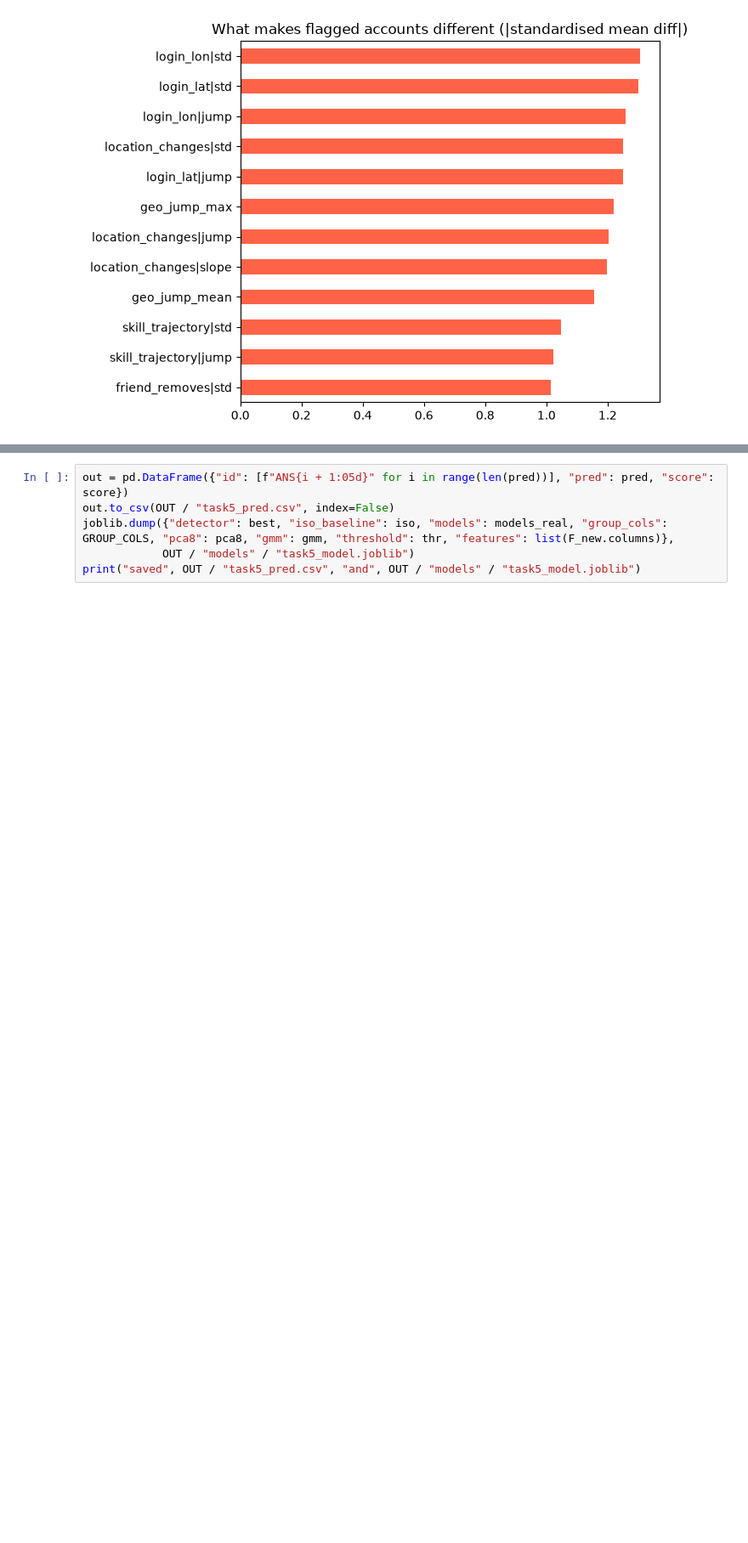
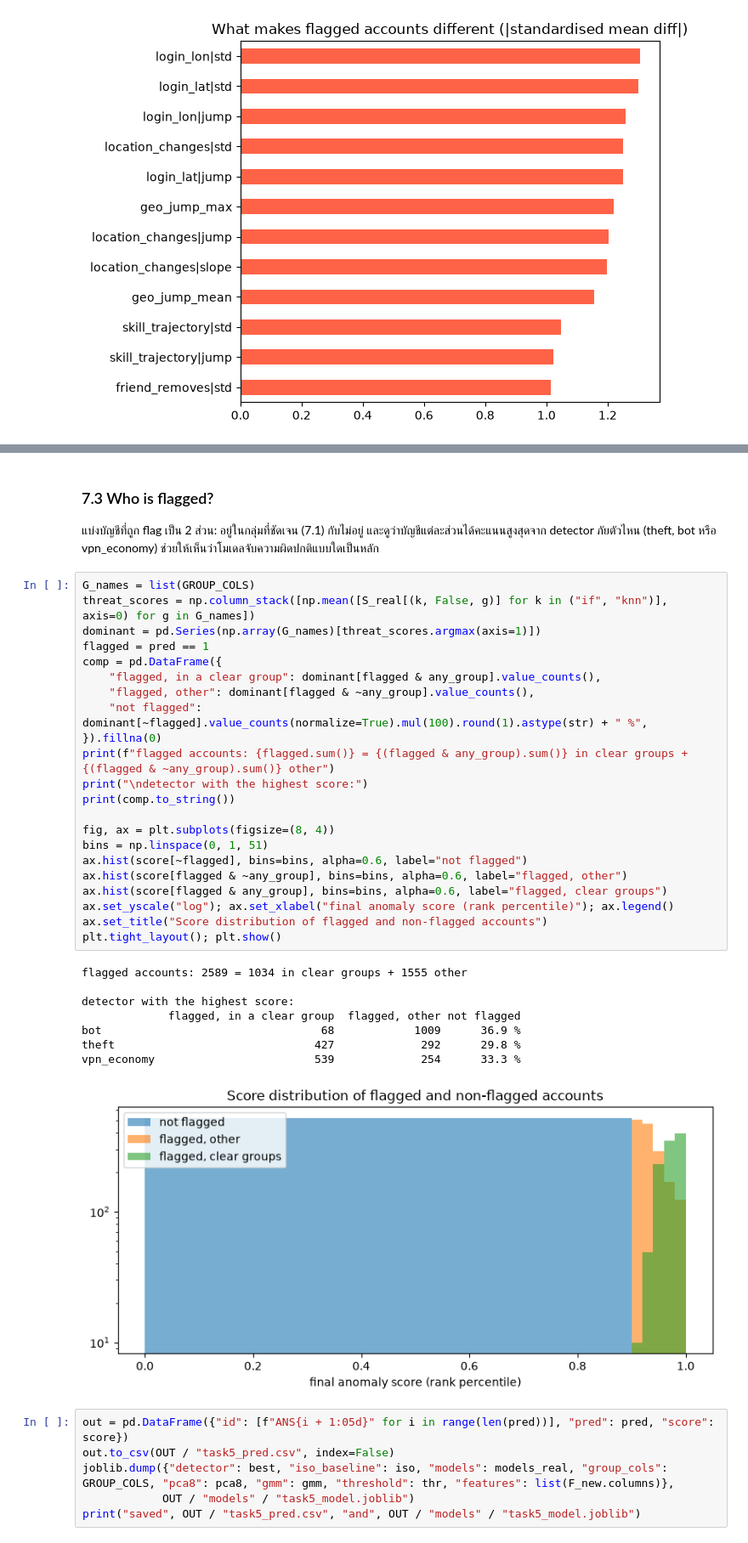
Before and after one commit to supxrpoxm/CPE342-Hackathon, a Jupyter notebook: task5/task5.ipynb, the cells around one changed output, grey strips where cells are left out. Shown at 85% size. Saved outputs shown, nothing was run; the diff lists cells and outputs as text; blank space fills up the shorter version.

```diff
--- a/task5/task5.ipynb
+++ b/task5/task5.ipynb
@@ -536,3 +661,38 @@ overlap with the old baseline flags (Jaccard): 0.386
+# %% [markdown]
+### 7.3 Who is flagged?
+
+แบ่งบัญชีที่ถูก flag เป็น 2 ส่วน: อยู่ในกลุ่มที่ชัดเจน (7.1) กับไม่อยู่ และดูว่าบัญชีแต่ละส่วนได้คะแนนสูงสุดจาก detector ภัยตัวไหน (theft, bot หรือ vpn_economy) ช่วยให้เห็นว่าโมเดลจับความผิดปกติแบบใดเป็นหลัก
+# %%
+G_names = list(GROUP_COLS)
+threat_scores = np.column_stack([np.mean([S_real[(k, False, g)] for k in ("if", "knn")], axis=0) for g in G_names])
+dominant = pd.Series(np.array(G_names)[threat_scores.argmax(axis=1)])
+flagged = pred == 1
+comp = pd.DataFrame({
+    "flagged, in a clear group": dominant[flagged & any_group].value_counts(),
+    "flagged, other": dominant[flagged & ~any_group].value_counts(),
+    "not flagged": dominant[~flagged].value_counts(normalize=True).mul(100).round(1).astype(str) + " %",
+}).fillna(0)
+print(f"flagged accounts: {flagged.sum()} = {(flagged & any_group).sum()} in clear groups + {(flagged & ~any_group).sum()} other")
+print("\ndetector with the highest score:")
+print(comp.to_string())
+
+fig, ax = plt.subplots(figsize=(8, 4))
+bins = np.linspace(0, 1, 51)
+ax.hist(score[~flagged], bins=bins, alpha=0.6, label="not flagged")
+ax.hist(score[flagged & ~any_group], bins=bins, alpha=0.6, label="flagged, other")
+ax.hist(score[flagged & any_group], bins=bins, alpha=0.6, label="flagged, clear groups")
+ax.set_yscale("log"); ax.set_xlabel("final anomaly score (rank percentile)"); ax.legend()
+ax.set_title("Score distribution of flagged and non-flagged accounts")
+plt.tight_layout(); plt.show()
+# %% [output]
+flagged accounts: 2589 = 1034 in clear groups + 1555 other
+
+detector with the highest score:
+             flagged, in a clear group  flagged, other not flagged
+bot                                 68            1009      36.9 %
+theft                              427             292      29.8 %
+vpn_economy                        539             254      33.3 %
+[figure, added]
 # %%
 out = pd.DataFrame({"id": [f"ANS{i + 1:05d}" for i in range(len(pred))], "pred": pred, "score": score})
 out.to_csv(OUT / "task5_pred.csv", index=False)
```
Also changed, not shown: parts of 18 cells of this notebook.
